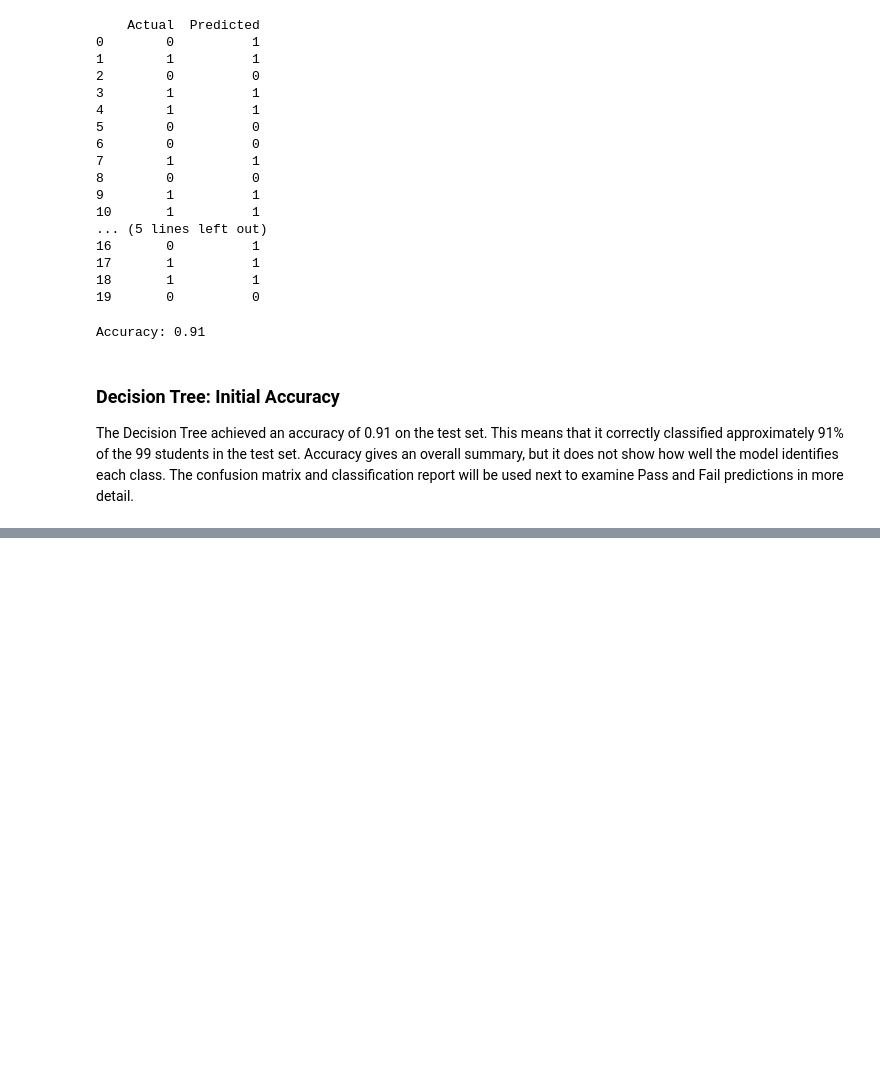
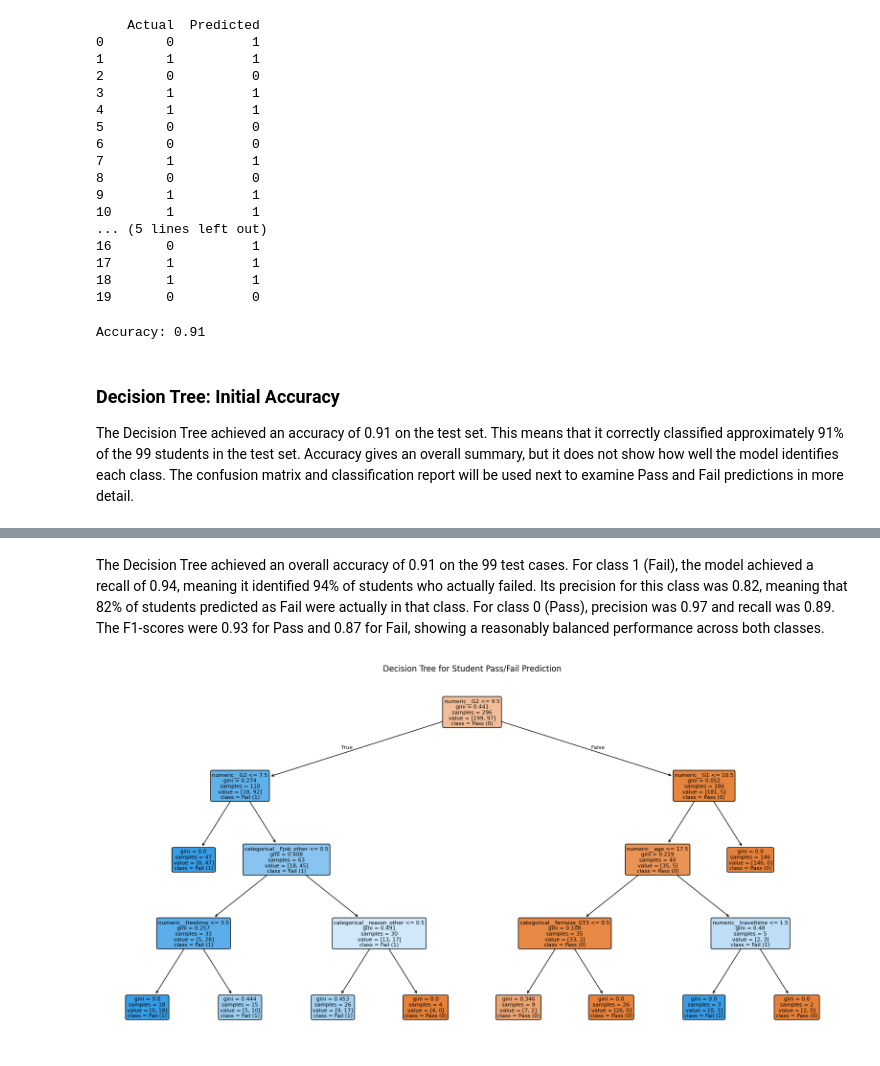
Before and after one commit to LourdesHerrera/ML_CA1_StudentPerformance, a Jupyter notebook: Machine_Learning_CA1.ipynb, the cells around one changed output, grey strips where cells are left out. Saved outputs shown, nothing was run; the diff lists cells and outputs as text; code cells hidden in the pictures; blank space fills up the shorter version.

```diff
--- a/Machine_Learning_CA1.ipynb
+++ b/Machine_Learning_CA1.ipynb
@@ -258,0 +294,12 @@ The Decision Tree achieved an accuracy of 0.91 on the test set. This means that
+# %% [markdown]
+The Decision Tree achieved an overall accuracy of 0.91 on the 99 test cases. For class 1 (Fail), the model achieved a recall of 0.94, meaning it identified 94% of students who actually failed. Its precision for this class was 0.82, meaning that 82% of students predicted as Fail were actually in that class. For class 0 (Pass), precision was 0.97 and recall was 0.89. The F1-scores were 0.93 for Pass and 0.87 for Fail, showing a reasonably balanced performance across both classes.
+# %%
+from sklearn.tree import plot_tree
+
+#Plot the Decision Tree
+plt.figure(figsize=(20, 10))
+plot_tree(dt_classifier,filled=True,feature_names=tree_preprocessor.get_feature_names_out(),class_names=['Pass (0)', 'Fail (1)'],rounded=True,fontsize=8)
+plt.title('Decision Tree for Student Pass/Fail Prediction')
+plt.show()
+# %% [output]
+[figure, added]
```
Also changed, not shown: parts of 18 cells of this notebook.
